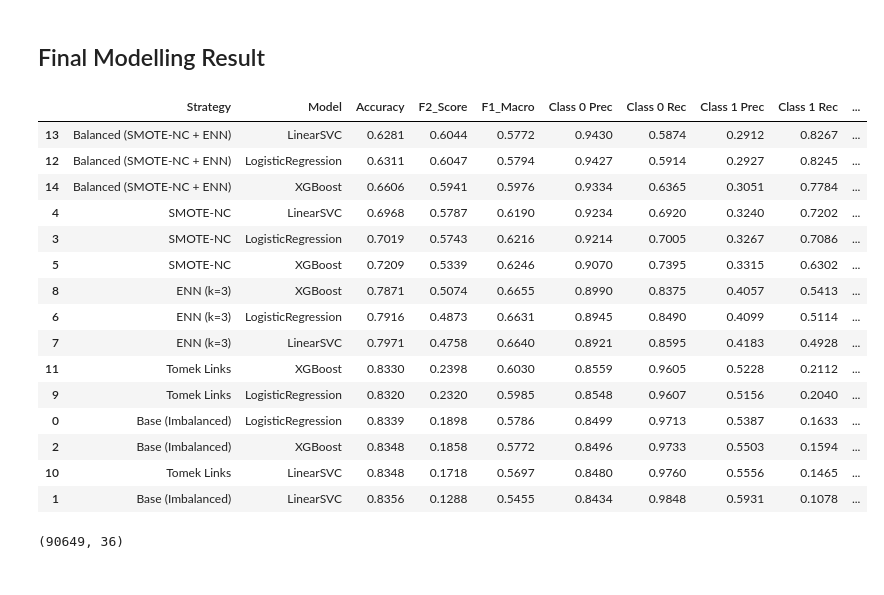
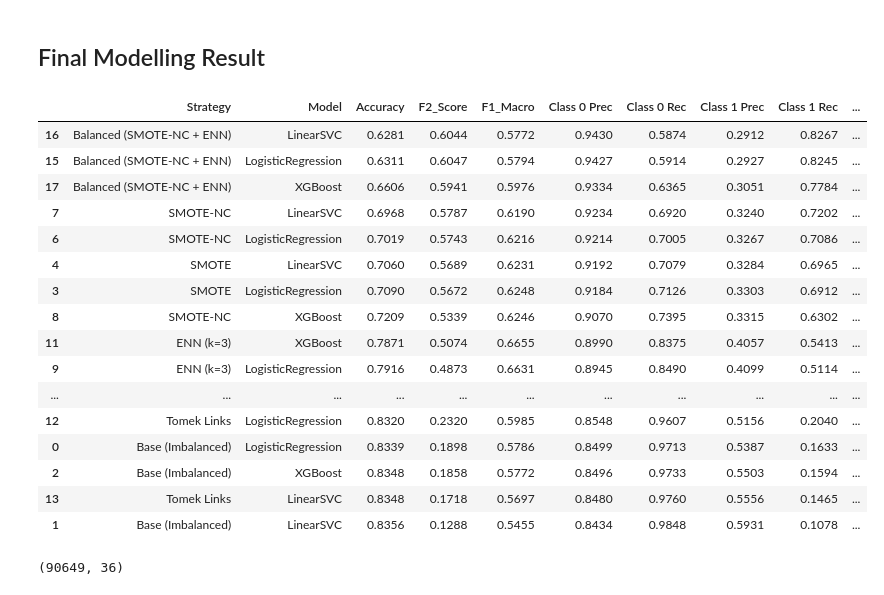
Before and after one commit to yukienjoyer7/Diabetes-Early-Diagnosis-BRFSS-2024, a Jupyter notebook: Modelling_Dion.ipynb, the cells around one changed output. Drawn from its saved outputs; the diff is of its cells as text; code cells hidden in the pictures.

```diff
--- a/Modelling_Dion.ipynb
+++ b/Modelling_Dion.ipynb
@@ -867,35 +872,37 @@ Training XGBoost...
 # %%
 results = [
     result_base.assign(Strategy='Base (Imbalanced)'),
+    result_smote.assign(Strategy="SMOTE"),
     result_smotenc.assign(Strategy='SMOTE-NC'),
     result_enn.assign(Strategy='ENN (k=3)'),
     result_tl.assign(Strategy='Tomek Links'),
     result_balanced.assign(Strategy='Balanced (SMOTE-NC + ENN)')
 ]
 
 df_comparison = pd.concat(results, ignore_index=True)
 
 cols = ['Strategy', 'Model', 'Accuracy','F2_Score', 'F1_Macro', 'Class 0 Prec', 'Class 0 Rec', 'Class 1 Prec', 'Class 1 Rec', 'Financial_Impact_USD']
 df_final = df_comparison[cols].sort_values(by=['Financial_Impact_USD'], ascending=False)
 
 pd.options.display.float_format = '{:,.4f}'.format
 df_final
 # %% [output]
 |  | Strategy | Model | Accuracy | F2_Score | F1_Macro | Class 0 Prec | Class 0 Rec | Class 1 Prec | Class 1 Rec | ... |
-| 13 | Balanced (SMOTE-NC + ENN) | LinearSVC | 0.6281 | 0.6044 | 0.5772 | 0.9430 | 0.5874 | 0.2912 | 0.8267 | ... |
-| 12 | Balanced (SMOTE-NC + ENN) | LogisticRegression | 0.6311 | 0.6047 | 0.5794 | 0.9427 | 0.5914 | 0.2927 | 0.8245 | ... |
-| 14 | Balanced (SMOTE-NC + ENN) | XGBoost | 0.6606 | 0.5941 | 0.5976 | 0.9334 | 0.6365 | 0.3051 | 0.7784 | ... |
-| 4 | SMOTE-NC | LinearSVC | 0.6968 | 0.5787 | 0.6190 | 0.9234 | 0.6920 | 0.3240 | 0.7202 | ... |
-| 3 | SMOTE-NC | LogisticRegression | 0.7019 | 0.5743 | 0.6216 | 0.9214 | 0.7005 | 0.3267 | 0.7086 | ... |
-| 5 | SMOTE-NC | XGBoost | 0.7209 | 0.5339 | 0.6246 | 0.9070 | 0.7395 | 0.3315 | 0.6302 | ... |
-| 8 | ENN (k=3) | XGBoost | 0.7871 | 0.5074 | 0.6655 | 0.8990 | 0.8375 | 0.4057 | 0.5413 | ... |
-| 6 | ENN (k=3) | LogisticRegression | 0.7916 | 0.4873 | 0.6631 | 0.8945 | 0.8490 | 0.4099 | 0.5114 | ... |
-| 7 | ENN (k=3) | LinearSVC | 0.7971 | 0.4758 | 0.6640 | 0.8921 | 0.8595 | 0.4183 | 0.4928 | ... |
-| 11 | Tomek Links | XGBoost | 0.8330 | 0.2398 | 0.6030 | 0.8559 | 0.9605 | 0.5228 | 0.2112 | ... |
-| 9 | Tomek Links | LogisticRegression | 0.8320 | 0.2320 | 0.5985 | 0.8548 | 0.9607 | 0.5156 | 0.2040 | ... |
+| 16 | Balanced (SMOTE-NC + ENN) | LinearSVC | 0.6281 | 0.6044 | 0.5772 | 0.9430 | 0.5874 | 0.2912 | 0.8267 | ... |
+| 15 | Balanced (SMOTE-NC + ENN) | LogisticRegression | 0.6311 | 0.6047 | 0.5794 | 0.9427 | 0.5914 | 0.2927 | 0.8245 | ... |
+| 17 | Balanced (SMOTE-NC + ENN) | XGBoost | 0.6606 | 0.5941 | 0.5976 | 0.9334 | 0.6365 | 0.3051 | 0.7784 | ... |
+| 7 | SMOTE-NC | LinearSVC | 0.6968 | 0.5787 | 0.6190 | 0.9234 | 0.6920 | 0.3240 | 0.7202 | ... |
+| 6 | SMOTE-NC | LogisticRegression | 0.7019 | 0.5743 | 0.6216 | 0.9214 | 0.7005 | 0.3267 | 0.7086 | ... |
+| 4 | SMOTE | LinearSVC | 0.7060 | 0.5689 | 0.6231 | 0.9192 | 0.7079 | 0.3284 | 0.6965 | ... |
+| 3 | SMOTE | LogisticRegression | 0.7090 | 0.5672 | 0.6248 | 0.9184 | 0.7126 | 0.3303 | 0.6912 | ... |
+| 8 | SMOTE-NC | XGBoost | 0.7209 | 0.5339 | 0.6246 | 0.9070 | 0.7395 | 0.3315 | 0.6302 | ... |
+| 11 | ENN (k=3) | XGBoost | 0.7871 | 0.5074 | 0.6655 | 0.8990 | 0.8375 | 0.4057 | 0.5413 | ... |
+| 9 | ENN (k=3) | LogisticRegression | 0.7916 | 0.4873 | 0.6631 | 0.8945 | 0.8490 | 0.4099 | 0.5114 | ... |
+| ... | ... | ... | ... | ... | ... | ... | ... | ... | ... | ... |
+| 12 | Tomek Links | LogisticRegression | 0.8320 | 0.2320 | 0.5985 | 0.8548 | 0.9607 | 0.5156 | 0.2040 | ... |
 | 0 | Base (Imbalanced) | LogisticRegression | 0.8339 | 0.1898 | 0.5786 | 0.8499 | 0.9713 | 0.5387 | 0.1633 | ... |
 | 2 | Base (Imbalanced) | XGBoost | 0.8348 | 0.1858 | 0.5772 | 0.8496 | 0.9733 | 0.5503 | 0.1594 | ... |
-| 10 | Tomek Links | LinearSVC | 0.8348 | 0.1718 | 0.5697 | 0.8480 | 0.9760 | 0.5556 | 0.1465 | ... |
+| 13 | Tomek Links | LinearSVC | 0.8348 | 0.1718 | 0.5697 | 0.8480 | 0.9760 | 0.5556 | 0.1465 | ... |
 | 1 | Base (Imbalanced) | LinearSVC | 0.8356 | 0.1288 | 0.5455 | 0.8434 | 0.9848 | 0.5931 | 0.1078 | ... |
 # %%
 df_test_fe.shape
```
Also changed, not shown: parts of 5 cells of this notebook, 1 other file.
